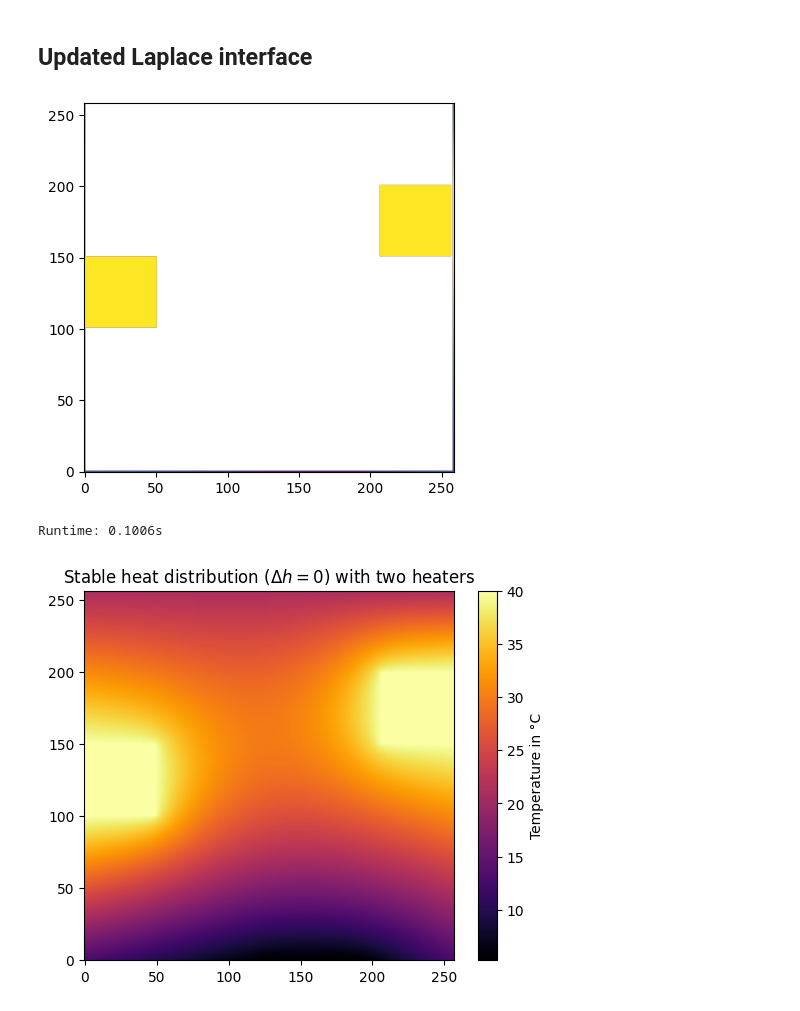
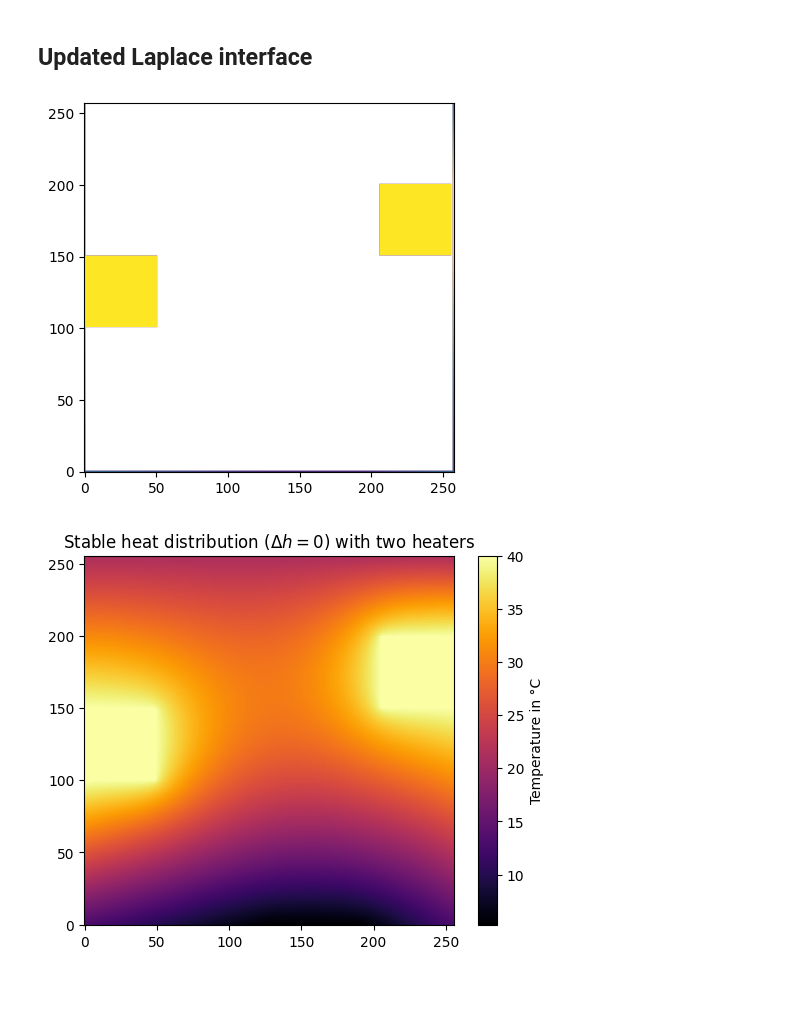
Before and after one commit to robert-wbe/Multigrid-seminar, a Jupyter notebook: test_2.ipynb, the cells around one changed output. Cells and saved outputs as stored; diff of their text form; code cells hidden in the pictures.

```diff
--- a/test_2.ipynb
+++ b/test_2.ipynb
@@ -11,38 +11,33 @@ import matplotlib.pyplot as plt
 ## Updated Laplace interface
 # %%
 n = 256
-bc = DirichletBoundaryCondition.empty_w_size(n+1, n+1)
+bc = DirichletBoundaryCondition.empty_w_size(n, n)
 
-bc.bottom[:n//2] = torch.linspace(13, 5, n//2)
-bc.bottom[n//2:3*n//4] = 5
-bc.bottom[3*n//4:] = torch.linspace(5, 13, n//4+1)
+bc.bottom[:128] = torch.linspace(13, 5, 128)
+bc.bottom[128:192] = 5
+bc.bottom[192:] = torch.linspace(5, 13, 64)
 
 bc.top = 21
 
 bc.left[:100] = torch.linspace(13, 40, 100)
 bc.left[100:150] = 40
-bc.left[150:] = torch.linspace(40, 21, 107)
+bc.left[150:] = torch.linspace(40, 21, 106)
 
 bc.right[:150] = torch.linspace(13, 40, 150)
 bc.right[150:200] = 40
-bc.right[200:] = torch.linspace(40, 21, 57)
+bc.right[200:] = torch.linspace(40, 21, 56)
 
 bc.add_rectangle(50, 50, 40, left=0, bottom=100)
 bc.add_rectangle(50, 50, 40, right=-1, top=200)
 
 bc.show()
 # %% [output]
-[figure, old version]
+[figure, new version]
 # %%
-# f_smooth = laplace_full_multigrid_v_cycle(torch.full((257, 257), bc.mean().item()), bc, depth=4, tol=1e-4, maxiter=200)
-t1 = time.time()
-f_smooth = laplace_multigrid_half_v_cycle(torch.full((257, 257), 22.), bc, depth=4, tol=1e-4, maxiter=200, damping_factor=1.)
-t2 = time.time()
-print(f'Runtime: {t2 - t1:.4f}s')
+f_smooth = laplace_multigrid_half_v_cycle(torch.full((n, n), 22.), bc, depth=4, tol=1e-4, maxiter=200, jacobi_damping_factor=1.)
 plt.imshow(f_smooth, cmap='inferno', origin='lower')
 plt.colorbar(label='Temperature in °C')
 plt.title('Stable heat distribution ($\\Delta h = 0$) with two heaters')
 plt.show()
 # %% [output]
-Runtime: 0.1006s
 [figure]
```
Also changed, not shown: parts of 3 cells of this notebook, 2 other files.
